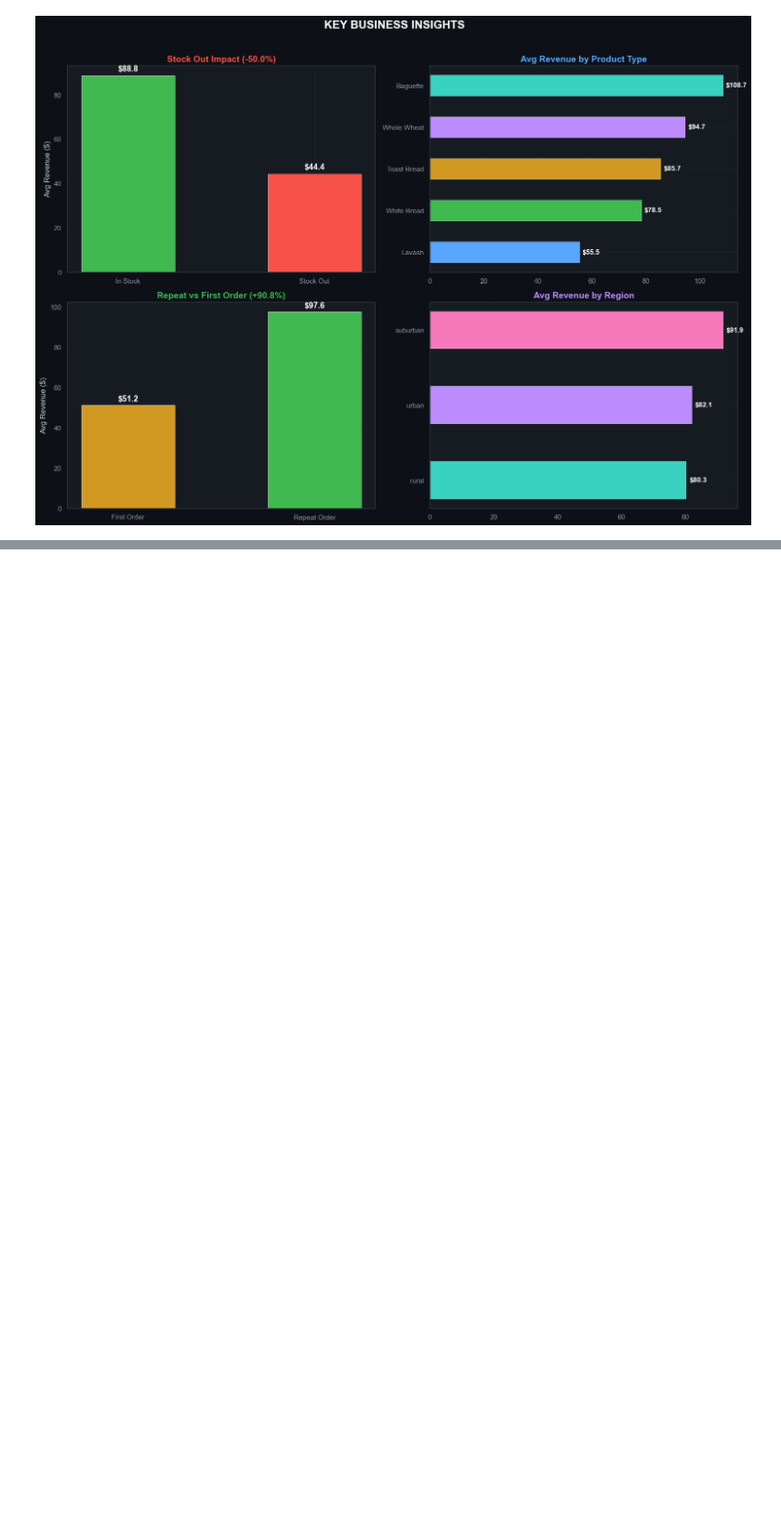
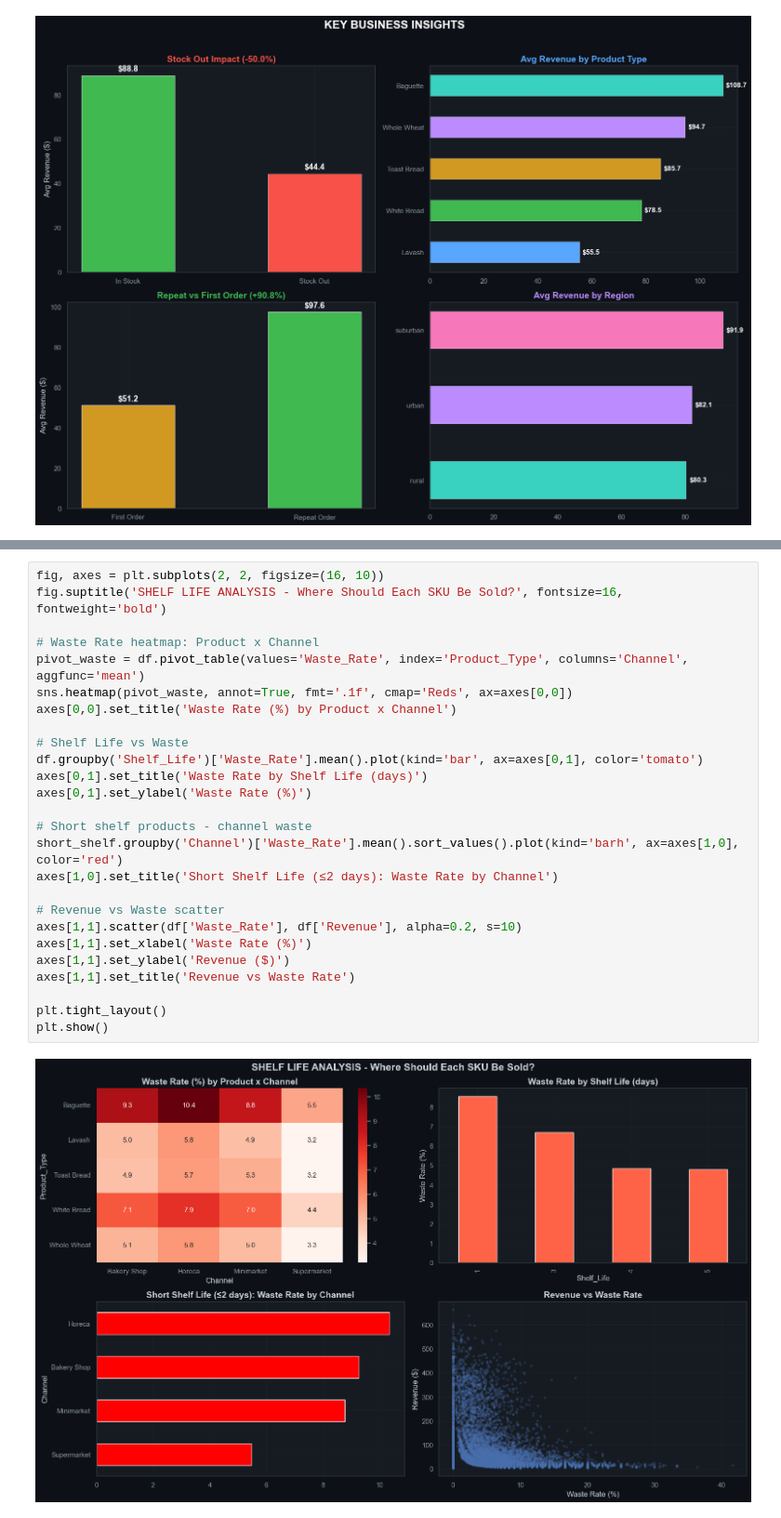
Before and after one commit to kanangoylarov/Holbie-work, a Jupyter notebook: mrshamsi/bread_salesholberton.ipynb, the cells around one changed output, grey strips where cells are left out. Shown at 93% size. Drawn from its saved outputs; the diff is of its cells as text; blank space fills up the shorter version.

```diff
--- a/bread_salesholberton.ipynb
+++ b/mrshamsi/bread_salesholberton.ipynb
@@ -1023,0 +1343,28 @@ print("=" * 70)
+# %%
+fig, axes = plt.subplots(2, 2, figsize=(16, 10))
+fig.suptitle('SHELF LIFE ANALYSIS - Where Should Each SKU Be Sold?', fontsize=16, fontweight='bold')
+
+# Waste Rate heatmap: Product x Channel
+pivot_waste = df.pivot_table(values='Waste_Rate', index='Product_Type', columns='Channel', aggfunc='mean')
+sns.heatmap(pivot_waste, annot=True, fmt='.1f', cmap='Reds', ax=axes[0,0])
+axes[0,0].set_title('Waste Rate (%) by Product x Channel')
+
+# Shelf Life vs Waste
+df.groupby('Shelf_Life')['Waste_Rate'].mean().plot(kind='bar', ax=axes[0,1], color='tomato')
+axes[0,1].set_title('Waste Rate by Shelf Life (days)')
+axes[0,1].set_ylabel('Waste Rate (%)')
+
+# Short shelf products - channel waste
+short_shelf.groupby('Channel')['Waste_Rate'].mean().sort_values().plot(kind='barh', ax=axes[1,0], color='red')
+axes[1,0].set_title('Short Shelf Life (≤2 days): Waste Rate by Channel')
+
+# Revenue vs Waste scatter
+axes[1,1].scatter(df['Waste_Rate'], df['Revenue'], alpha=0.2, s=10)
+axes[1,1].set_xlabel('Waste Rate (%)')
+axes[1,1].set_ylabel('Revenue ($)')
+axes[1,1].set_title('Revenue vs Waste Rate')
+
+plt.tight_layout()
+plt.show()
+# %% [output]
+[figure, added]
```
Also changed, not shown: parts of 13 cells of this notebook, 8 other files.
